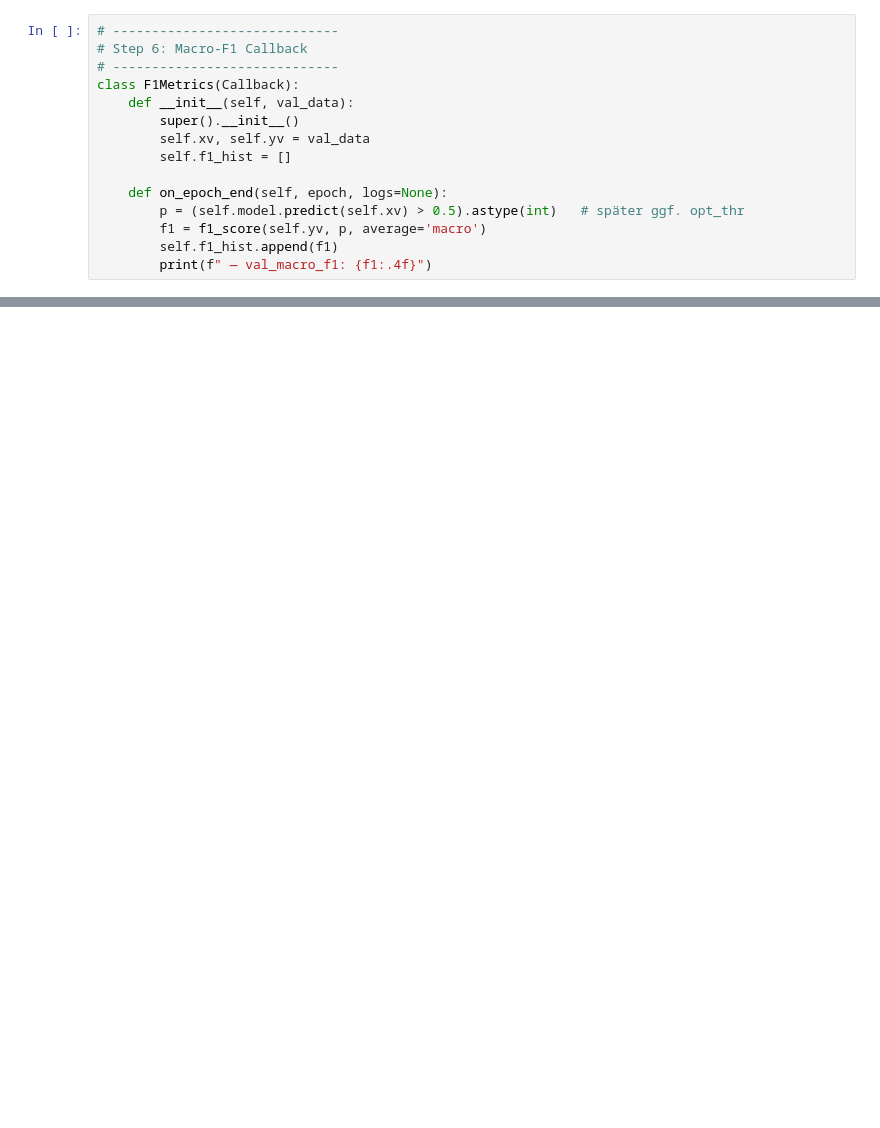
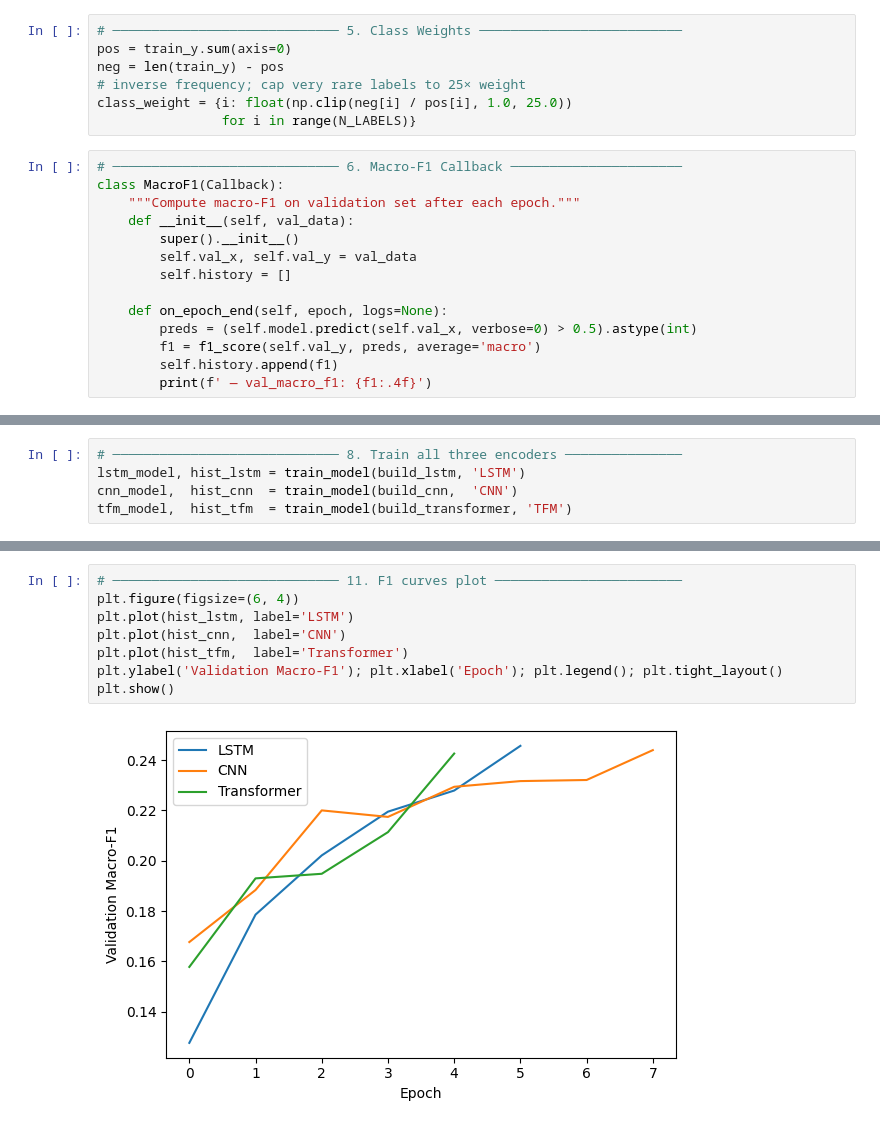
Before and after one commit to LeanderTimEngel/advanced-topics-predictive-group-j, a Jupyter notebook: project/notebooks/01_text_models.ipynb, the cells around one changed output, grey strips where cells are left out. Saved outputs shown, nothing was run; the diff lists cells and outputs as text; blank space fills up the shorter version.

```diff
--- a/project/notebooks/01_text_models.ipynb
+++ b/project/notebooks/01_text_models.ipynb
@@ -107,16 +148,22 @@ print("Top-3 class_weight:", sorted(class_weight.items(),
+# %%
+# ───────────────────────────── 5. Class Weights ──────────────────────────
+pos = train_y.sum(axis=0)
+neg = len(train_y) - pos
+# inverse frequency; cap very rare labels to 25× weight
+class_weight = {i: float(np.clip(neg[i] / pos[i], 1.0, 25.0))
+                for i in range(N_LABELS)}
 # %%
-# -----------------------------
-# Step 6: Macro-F1 Callback
-# -----------------------------
-class F1Metrics(Callback):
+# ───────────────────────────── 6. Macro-F1 Callback ──────────────────────
+class MacroF1(Callback):
+    """Compute macro-F1 on validation set after each epoch."""
     def __init__(self, val_data):
         super().__init__()
-        self.xv, self.yv = val_data
-        self.f1_hist = []
+        self.val_x, self.val_y = val_data
+        self.history = []
 
     def on_epoch_end(self, epoch, logs=None):
-        p = (self.model.predict(self.xv) > 0.5).astype(int)   # später ggf. opt_thr
-        f1 = f1_score(self.yv, p, average='macro')
-        self.f1_hist.append(f1)
-        print(f" — val_macro_f1: {f1:.4f}")
+        preds = (self.model.predict(self.val_x, verbose=0) > 0.5).astype(int)
+        f1 = f1_score(self.val_y, preds, average='macro')
+        self.history.append(f1)
+        print(f' — val_macro_f1: {f1:.4f}')
 # %%
@@ -278,0 +396,5 @@ Sample per-emotion (first 5):
+# %%
+# ───────────────────────────── 8. Train all three encoders ───────────────
+lstm_model, hist_lstm = train_model(build_lstm, 'LSTM')
+cnn_model,  hist_cnn  = train_model(build_cnn,  'CNN')
+tfm_model,  hist_tfm  = train_model(build_transformer, 'TFM')
@@ -278,0 +454,10 @@ Sample per-emotion (first 5):
+# %%
+# ───────────────────────────── 11. F1 curves plot ────────────────────────
+plt.figure(figsize=(6, 4))
+plt.plot(hist_lstm, label='LSTM')
+plt.plot(hist_cnn,  label='CNN')
+plt.plot(hist_tfm,  label='Transformer')
+plt.ylabel('Validation Macro-F1'); plt.xlabel('Epoch'); plt.legend(); plt.tight_layout()
+plt.show()
+# %% [output]
+[figure, added]
```
Also changed, not shown: parts of 23 cells of this notebook.
